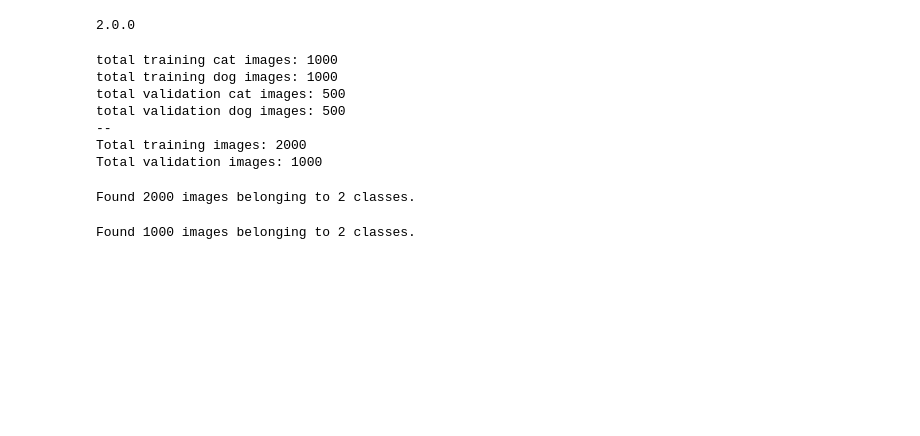
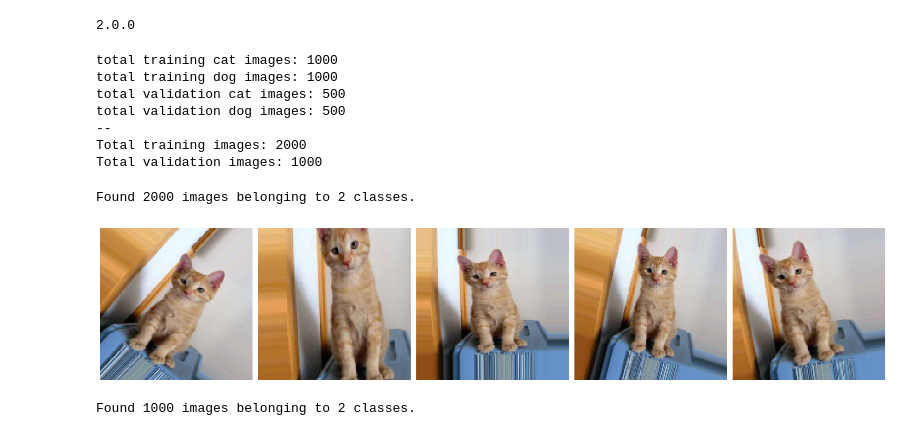
Before and after one commit to ShengguangXiao/TensorFlowStudy, a Jupyter notebook: TestTF2.0.ipynb, the cells around one changed output. Cells and saved outputs as stored; diff of their text form; code cells hidden in the pictures; blank space fills up the shorter version.

```diff
--- a/TestTF2.0.ipynb
+++ b/TestTF2.0.ipynb
@@ -69,6 +74,11 @@ train_data_gen = train_image_generator.flow_from_directory(batch_size=batch_size
                                                            class_mode='binary')
 # %% [output]
 Found 2000 images belonging to 2 classes.
+# %%
+augmented_images = [train_data_gen[0][0][0] for i in range(5)]
+plotImages(augmented_images)
+# %% [output]
+[figure, added]
 # %%
 val_data_gen = validation_image_generator.flow_from_directory(batch_size=batch_size,
                                                               directory=validation_dir,
```
Also changed, not shown: parts of 7 cells of this notebook.
